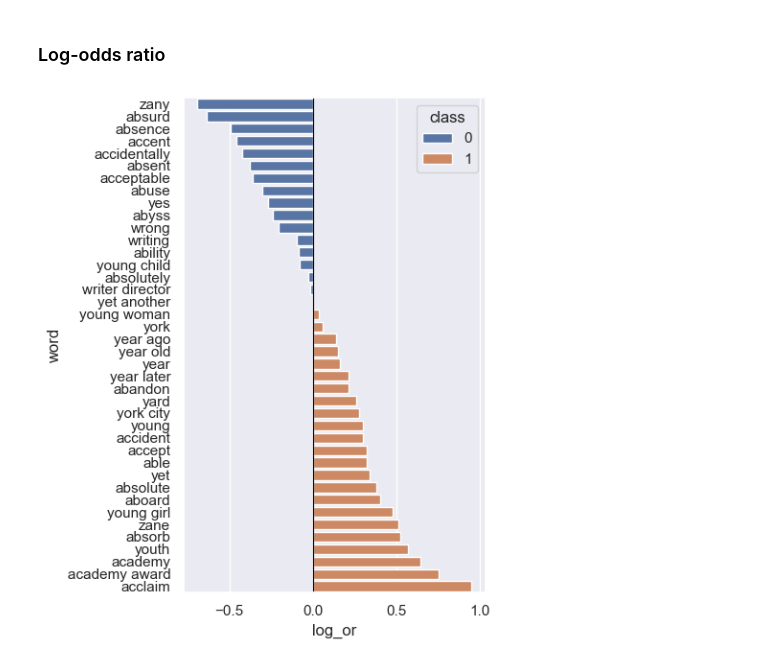
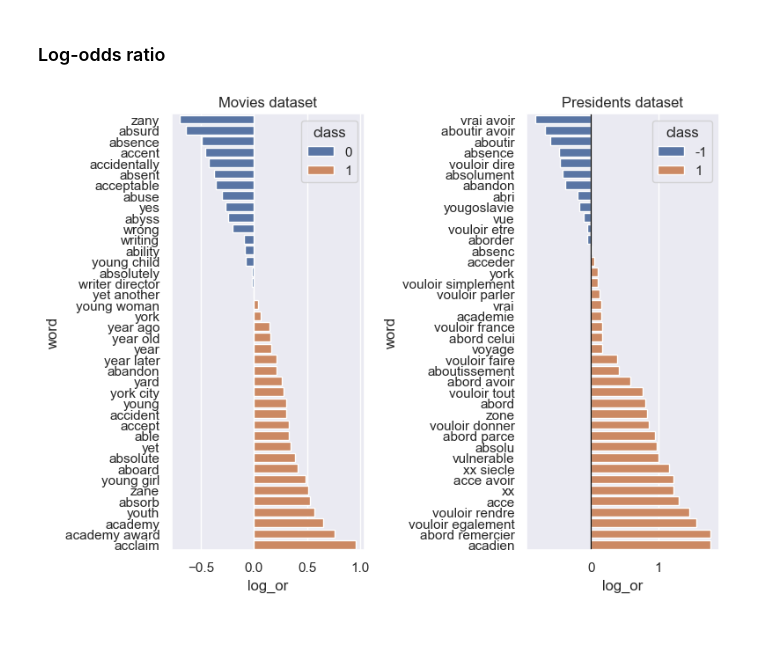
Before and after one commit to BshKatrin/RITAL-NLP-project, a Jupyter notebook: notebooks/eda.ipynb, the cells around one changed output. Drawn from its saved outputs; the diff is of its cells as text; code cells hidden in the pictures; blank space fills up the shorter version.

```diff
--- a/notebooks/eda.ipynb
+++ b/notebooks/eda.ipynb
@@ -99,9 +107,14 @@ print(len(vectorizer.get_feature_names_out()))
 vectorizer = CountVectorizer(min_df=5, max_df=0.5, ngram_range=(3, 3), analyzer="word").fit(texts_movies)
 matrix = vectorizer.transform(texts_movies)
 vocab = vectorizer.get_feature_names_out()
-
 eda.plot_class_wordclouds(classes_movies, matrix, vocab)
 print(len(vectorizer.get_feature_names_out()))
+
+vectorizer = CountVectorizer(min_df=5, max_df=0.5, ngram_range=(3, 3), analyzer="word").fit(texts_pres)
+matrix = vectorizer.transform(texts_pres)
+vocab = vectorizer.get_feature_names_out()
+eda.plot_class_wordclouds(classes_pres, matrix, vocab)
+print(len(vectorizer.get_feature_names_out()))
 # %% [output]
 716
 [figure]
@@ -149,24 +162,25 @@ vocab_pres = vec_pres.get_feature_names_out()
 # %%
 vals_movies = [1, 0]
 df_or_movies = eda.get_log_odds_ratio(matrix_movies, vocab_movies, classes_movies, vals_movies)
 
-vals_pres = [-1, 1]
+vals_pres = [1, -1]
 df_or_pres = eda.get_log_odds_ratio(matrix_pres, vocab_pres, classes_pres, vals_pres)
 
 limit = 20
 
-fig, axes = plt.subplots(1, 2, figsize=(8, 10))
+fig, axes = plt.subplots(1, 2, figsize=(8, 6))
 
 for i, (df, classes_vals) in enumerate([(df_or_movies, vals_movies),
                                         (df_or_pres, vals_pres)]):
 
     df_or_top = pd.concat([df.head(limit), df.tail(limit)])
     df_or_top["class"] = np.where(df_or_top["log_or"] > 0, classes_vals[0], classes_vals[-1])
     df_or_top = df_or_top.sort_values("log_or")
 
-    sns.barplot(data=df_or_top, x="log_or", y="word", hue="class")
+    sns.barplot(data=df_or_top, x="log_or", y="word", hue="class", ax=axes[i], palette="deep")
+    axes[i].set_title(labels[i])
     plt.axvline(0, color="black", linewidth=0.8)
 
 plt.tight_layout()
 # %% [output]
-[figure, old version]
+[figure, new version]
```
Also changed, not shown: parts of 6 cells of this notebook, 1 other file.
